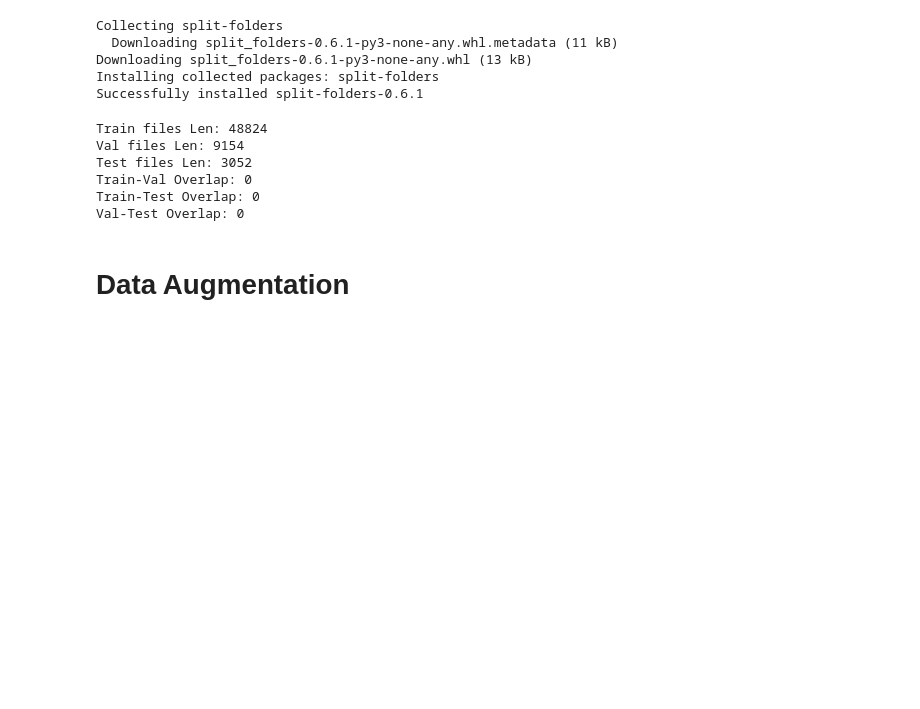
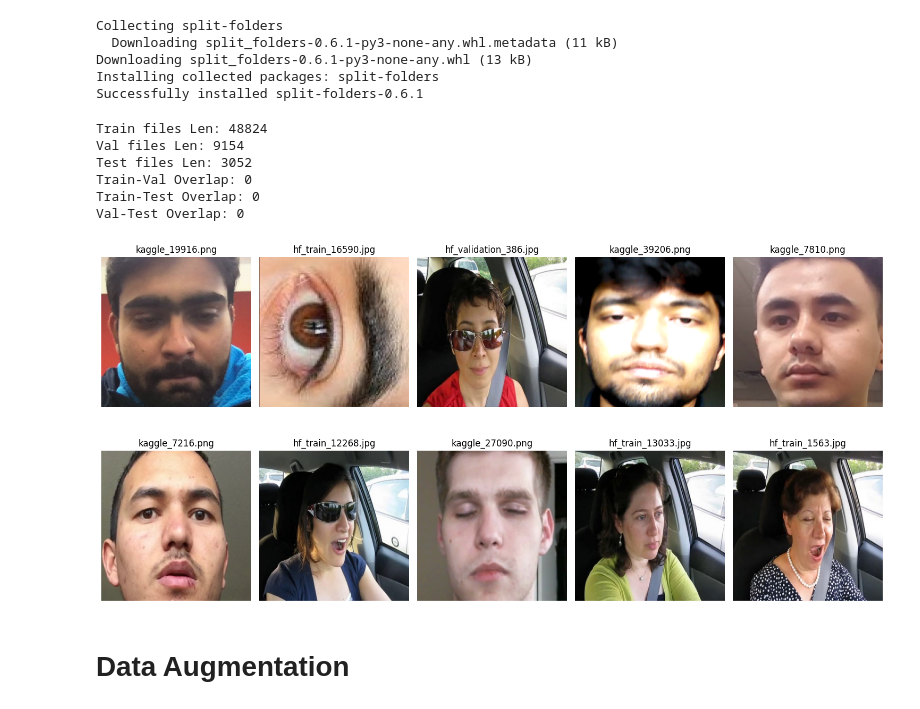
Before and after one commit to M1NG0LL/Driver-Drowsiness-Detection-DDD, a Jupyter notebook: model.ipynb, the cells around one changed output. Saved outputs shown, nothing was run; the diff lists cells and outputs as text; code cells hidden in the pictures; blank space fills up the shorter version.

```diff
--- a/model.ipynb
+++ b/model.ipynb
@@ -125,7 +125,7 @@ from tqdm import tqdm
 # =====================================================
 
 # Kaggle dataset folder
-kaggle_dir = "/kaggle/input/driver-drowsiness-dataset-ddd/Driver Drowsiness Dataset (DDD)"
+kaggle_dir = "/kaggle/input/datasets/ismailnasri20/driver-drowsiness-dataset-ddd/Driver Drowsiness Dataset (DDD)"
 
 # Hugging Face DatasetDict
 hf_ds = ds   # your printed DatasetDict
@@ -351,6 +351,32 @@ Test files Len: 3052
 Train-Val Overlap: 0
 Train-Test Overlap: 0
 Val-Test Overlap: 0
+# %%
+import matplotlib.image as mpimg
+
+def show_images(file_set, base_dir, n=10):
+    file_list = list(file_set)
+    samples = random.sample(file_list, min(n, len(file_list)))
+
+    plt.figure(figsize=(15, 8))
+
+    for i, rel_path in enumerate(samples):
+        full_path = os.path.join(base_dir, rel_path)
+
+        img = mpimg.imread(full_path)
+
+        plt.subplot(2, 5, i + 1)
+        plt.imshow(img)
+        plt.axis('off')
+        plt.title(rel_path.split('/')[-1])
+
+    plt.tight_layout()
+    plt.show()
+
+
+show_images(train_files, train_dir, 10)
+# %% [output]
+[figure, added]
 # %% [markdown]
 # Data Augmentation
 # %% [markdown]
```
Also changed, not shown: parts of 19 cells of this notebook.
